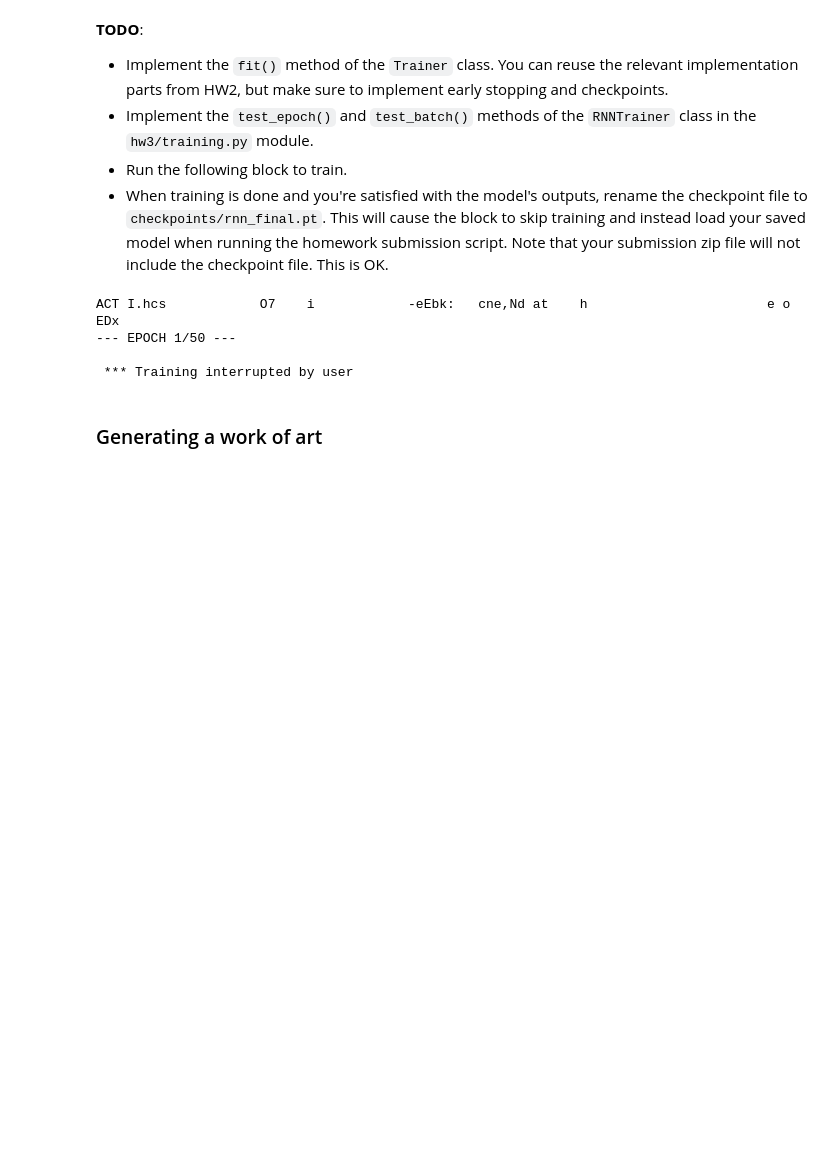
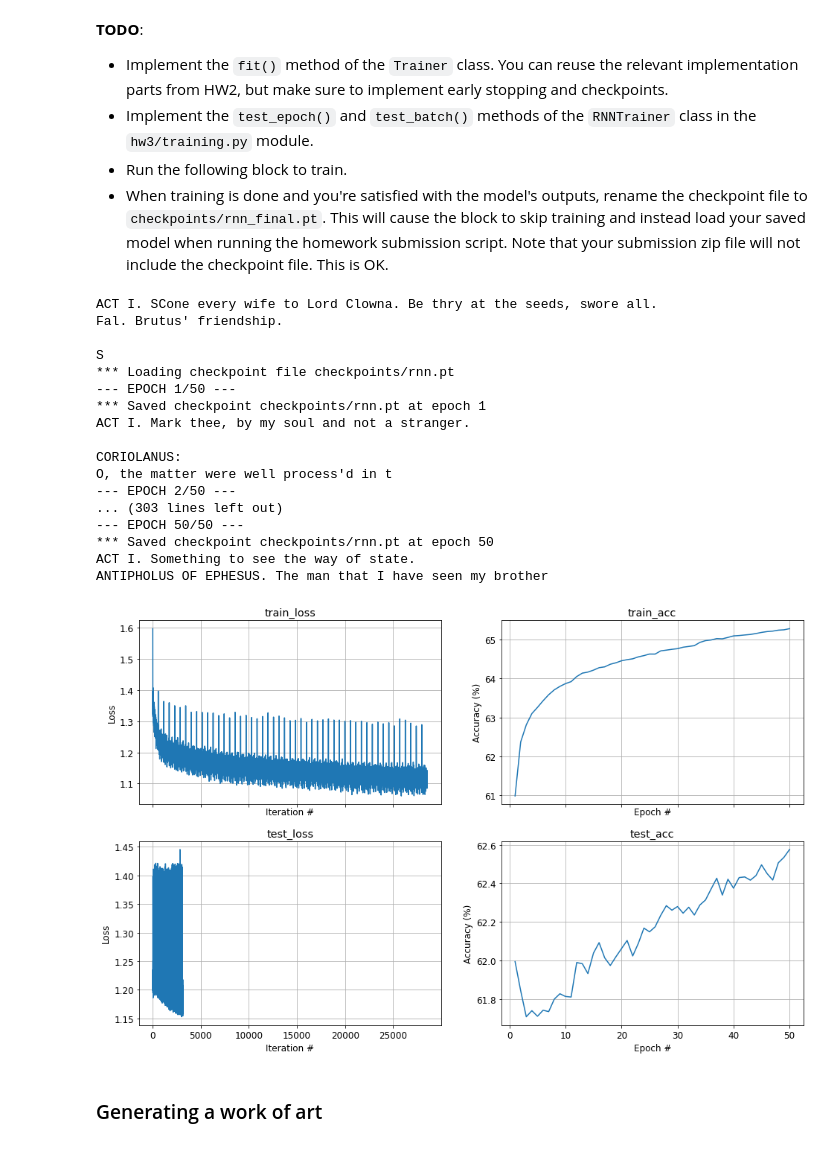
Before and after one commit to Ofir-Shechtman/CS236781-Deep-Learning-hw3, a Jupyter notebook: Part1_Sequence.ipynb, the cells around one changed output. Saved outputs shown, nothing was run; the diff lists cells and outputs as text; code cells hidden in the pictures; blank space fills up the shorter version.

```diff
--- a/Part1_Sequence.ipynb
+++ b/Part1_Sequence.ipynb
@@ -674,36 +676,50 @@ def post_epoch_fn(epoch, train_res, test_res, verbose):
     # Update learning rate
     scheduler.step(test_res.accuracy)
     # Sample from model to show progress
     if verbose:
         start_seq = "ACT I."
         generated_sequence = charnn.generate_from_model(
             model, start_seq, 100, (char_to_idx,idx_to_char), T=0.5
         )
         print(generated_sequence)
 
 # Train, unless final checkpoint is found
-checkpoint_file_final = f'{checkpoint_file}_final.pt'
+checkpoint_file_final = f'{checkpoint_file}_final1111.pt'
 if os.path.isfile(checkpoint_file_final):
     print(f'*** Loading final checkpoint file {checkpoint_file_final} instead of training')
     saved_state = torch.load(checkpoint_file_final, map_location=device)
     model.load_state_dict(saved_state['model_state'])
 else:
     try:
         # Print pre-training sampling
         print(charnn.generate_from_model(model, "ACT I.", 100, (char_to_idx,idx_to_char), T=0.5))
 
         fit_res = trainer.fit(dl_train, dl_test, num_epochs, max_batches=None,
                               post_epoch_fn=post_epoch_fn, early_stopping=early_stopping,
                               checkpoints=checkpoint_file, print_every=1)
 
         fig, axes = plot_fit(fit_res)
     except KeyboardInterrupt as e:
         print('\n *** Training interrupted by user')
 # %% [output]
-ACT I.hcs            O7    i            -eEbk:   cne,Nd at    h                       e o        EDx
+ACT I. SCone every wife to Lord Clowna. Be thry at the seeds, swore all.
+Fal. Brutus' friendship.
+
+S
+*** Loading checkpoint file checkpoints/rnn.pt
 --- EPOCH 1/50 ---
+*** Saved checkpoint checkpoints/rnn.pt at epoch 1
+ACT I. Mark thee, by my soul and not a stranger.
 
- *** Training interrupted by user
+CORIOLANUS:
+O, the matter were well process'd in t
+--- EPOCH 2/50 ---
+... (303 lines left out)
+--- EPOCH 50/50 ---
+*** Saved checkpoint checkpoints/rnn.pt at epoch 50
+ACT I. Something to see the way of state.
+ANTIPHOLUS OF EPHESUS. The man that I have seen my brother
+[figure, added]
 # %% [markdown]
 ### Generating a work of art
 <a id=part1_8></a>
```
Also changed, not shown: parts of 13 cells of this notebook, 4 other files.
